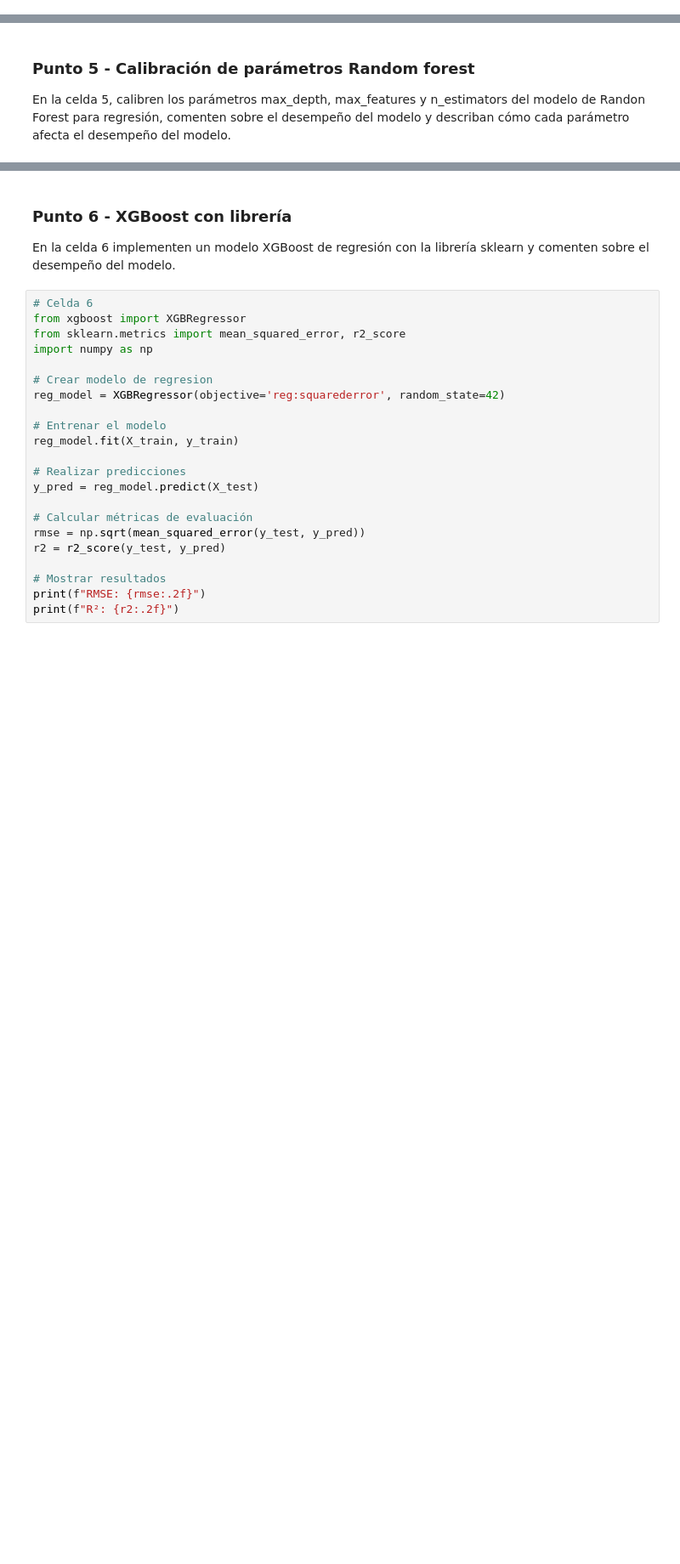
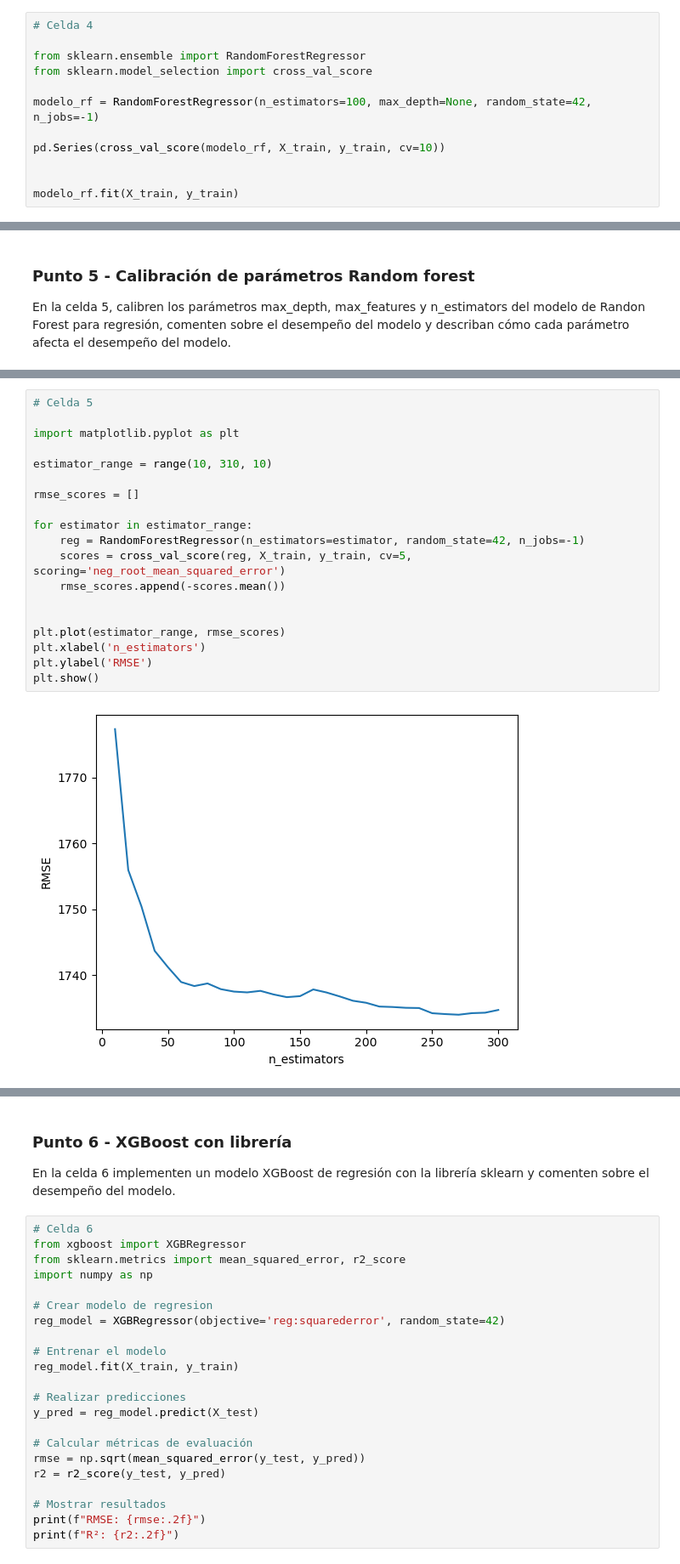
Before and after one commit to monsedcgc19/MIAD_ML_NLP_2025, a Jupyter notebook: Semana 2/S2TC1_RandomForests_Boosting.ipynb, the cells around one changed output, grey strips where cells are left out. Shown at 85% size. Saved outputs shown, nothing was run; the diff lists cells and outputs as text; blank space fills up the shorter version.

Commit message:
parte-daniel-randomforest
también incluye el último punto

```diff
--- a/Semana 2/S2TC1_RandomForests_Boosting.ipynb
+++ b/Semana 2/S2TC1_RandomForests_Boosting.ipynb
@@ -399,0 +406,12 @@ En la celda 4, usando la librería sklearn entrenen un modelo de Randon Forest p
+# %%
+# Celda 4
+
+from sklearn.ensemble import RandomForestRegressor
+from sklearn.model_selection import cross_val_score
+
+modelo_rf = RandomForestRegressor(n_estimators=100, max_depth=None, random_state=42, n_jobs=-1)
+
+pd.Series(cross_val_score(modelo_rf, X_train, y_train, cv=10))
+
+
+modelo_rf.fit(X_train, y_train)
@@ -405,0 +453,21 @@ En la celda 5, calibren los parámetros max_depth, max_features y n_estimators d
+# %%
+# Celda 5
+
+import matplotlib.pyplot as plt
+
+estimator_range = range(10, 310, 10)
+
+rmse_scores = []
+
+for estimator in estimator_range:
+    reg = RandomForestRegressor(n_estimators=estimator, random_state=42, n_jobs=-1)
+    scores = cross_val_score(reg, X_train, y_train, cv=5, scoring='neg_root_mean_squared_error')
+    rmse_scores.append(-scores.mean())
+
+
+plt.plot(estimator_range, rmse_scores)
+plt.xlabel('n_estimators')
+plt.ylabel('RMSE')
+plt.show()
+# %% [output]
+[figure, added]
```
Also changed, not shown: parts of 14 cells of this notebook.
